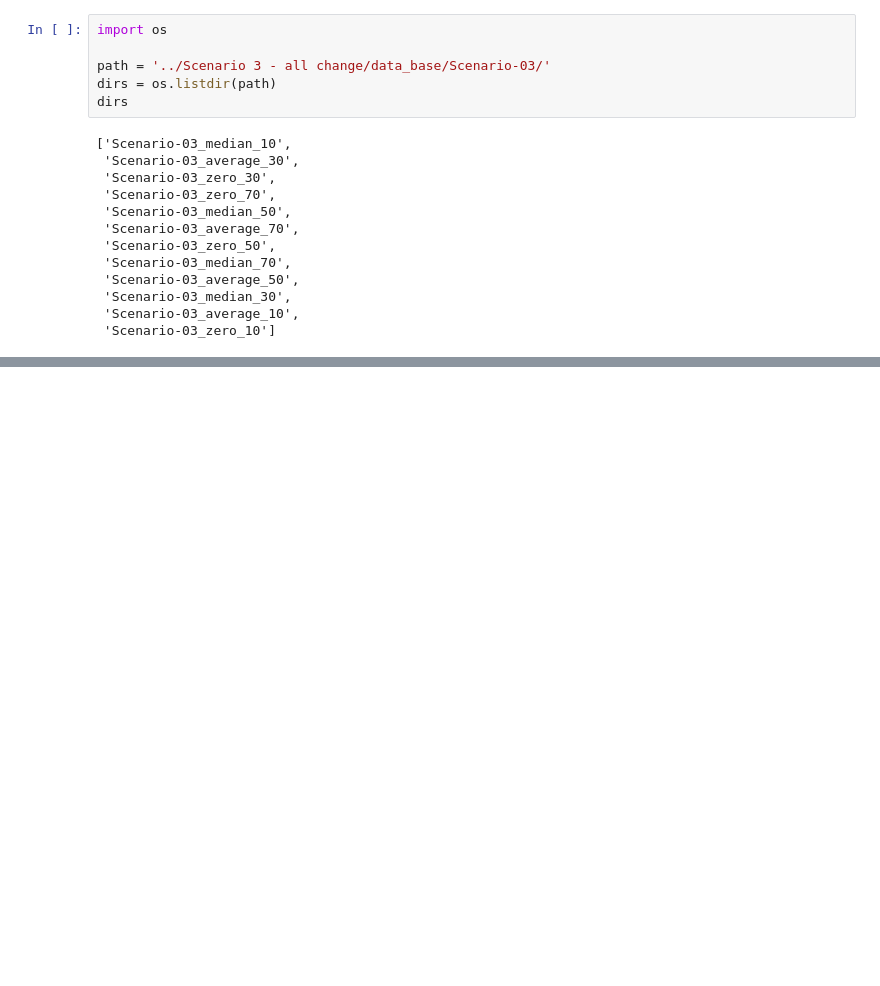
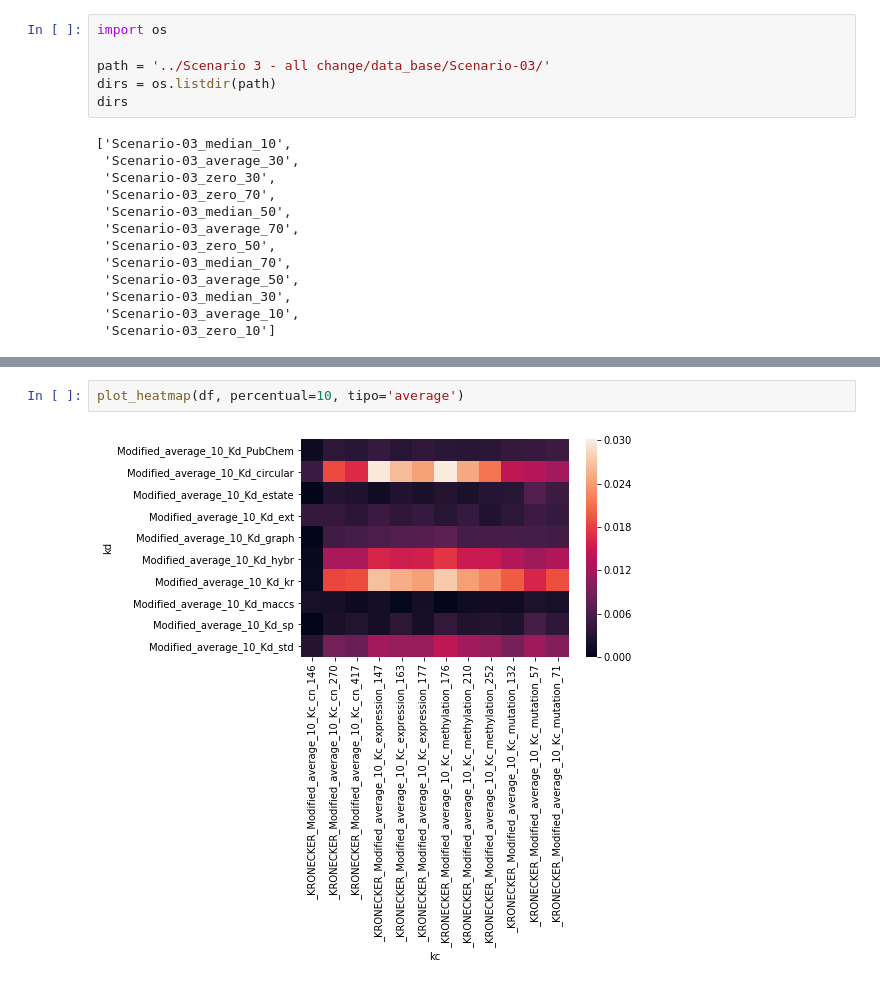
Before and after one commit to TassiaBastos/Treatment-of-incomplete-kernels, a Jupyter notebook: notebooks/analise_scenario3.ipynb, the cells around one changed output, grey strips where cells are left out. Drawn from its saved outputs; the diff is of its cells as text; blank space fills up the shorter version.

```diff
--- a/notebooks/analise_scenario3.ipynb
+++ b/notebooks/analise_scenario3.ipynb
@@ -109,0 +110,4 @@ df2
+# %%
+plot_heatmap(df, percentual=10, tipo='average')
+# %% [output]
+[figure, added]
```
Also changed, not shown: parts of 6 cells of this notebook.
